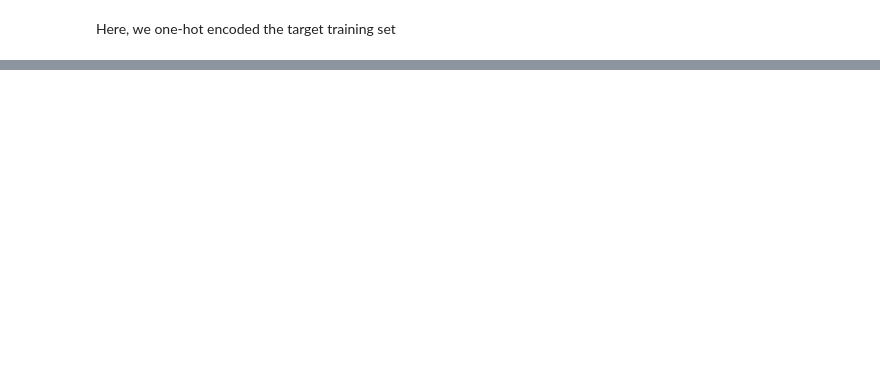
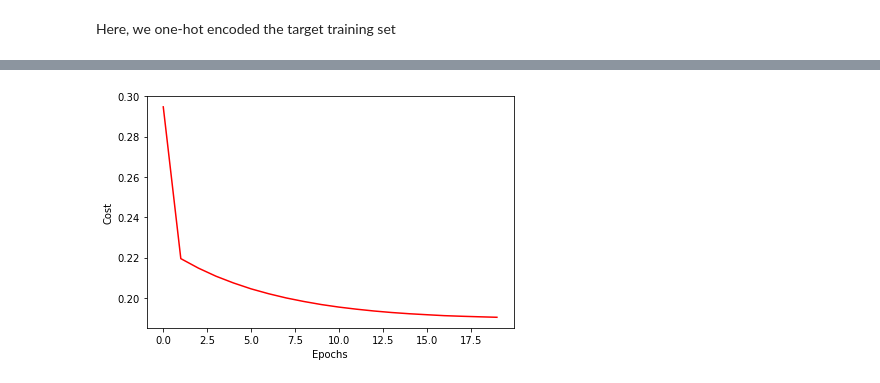
Before and after one commit to lukedemaio/MLLab04, a Jupyter notebook: Lab4.ipynb, the cells around one changed output, grey strips where cells are left out. Saved outputs shown, nothing was run; the diff lists cells and outputs as text; code cells hidden in the pictures; blank space fills up the shorter version.

```diff
--- a/Lab4.ipynb
+++ b/Lab4.ipynb
@@ -85,4 +86,8 @@ Name: ChildPoverty, dtype: int64
 Here we chose to use the pandas qcut to descretize the feature class into 4 equal-sized based on the sample quantiles which represent the low, medium, high, and extreme child poverty rate classes. The balancing should only be done on the training set because we want the testing set to represent never before seen data.
 # %%
 y_train = pd.get_dummies(y_train,prefix='ChildPoverty')
+y_test = pd.get_dummies(y_test,prefix='ChildPoverty')
 y_train.head()
+#[.5 points] Assume you are equally interested in the classification performance for each class in the dataset. Split
+#the dataset into 80% for training and 20% for testing. There is NO NEED to split the data multiple times for this lab.
+#Note: You will need to one hot encode the target, but do not one hot encode the categorical data until instructed to do so in the lab.
@@ -107,4 +96,13 @@ Here, we one-hot encoded the target training set
 # %%
+from sklearn.metrics import accuracy_score
+from sklearn.preprocessing import StandardScaler
+import numpy as np
+
+y_train = y_train.to_numpy(dtype='int64')
+X_train = X_train.to_numpy()
+y_test = y_test.to_numpy(dtype='int64')
+X_test = X_test.to_numpy()
+
 #You will be using a two layer perceptron from class for the next few parts of the rubric. There are several versions
 #of the two layer perceptron covered in class, with example code. When selecting an example two layer network from class
 #be sure that you use: (1) vectorized gradient computation, (2) mini-batching, (3) cross entropy loss, and (4) proper
@@ -112,0 +302,11 @@ Here, we one-hot encoded the target training set
+# %%
+params = { 'n_hidden':1,
+         'C':0.1, 'epochs':20, 'eta':0.001,'minibatches':50,
+         'shuffle':True,'random_state':1}
+# %%
+%%time
+nn_mini_batch = TLPMiniBatch(**params)
+
+nn_mini_batch.fit(X_train, y_train, print_progress=1)
+yhat = nn_mini_batch.predict(X_test)
+print('Accuracy:',accuracy_score(y_test,yhat))
@@ -113,3 +342,15 @@ Here, we one-hot encoded the target training set
+# %%
+import matplotlib.pyplot as plt
+# take the mean of each minibatch epoch
+cost_avgs = [np.mean(x) for x in nn_mini_batch.cost_]
+
+plt.plot(range(len(cost_avgs)), cost_avgs, color='red')
+plt.ylabel('Cost')
+plt.xlabel('Epochs')
+plt.tight_layout()
+plt.show()
+# %% [output]
+[figure, added]
 # %%
 #[.5 points] Use the example two-layer perceptron network from the class example and quantify performance using accuracy.
 #Do not normalize or one-hot encode the data (not yet). Be sure that training converges by graphing the loss function
```
Also changed, not shown: parts of 19 cells of this notebook.
